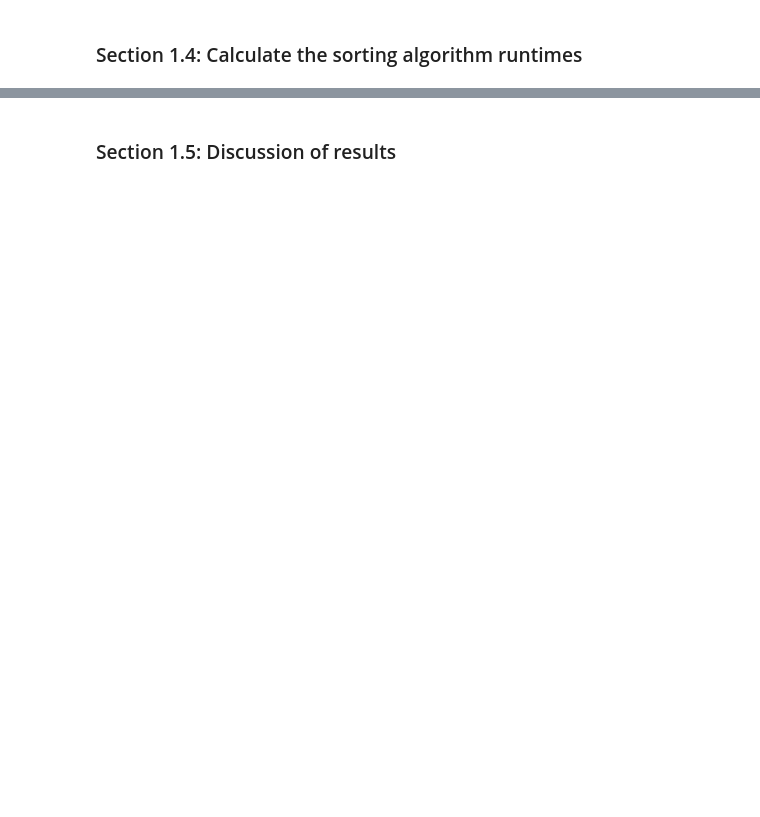
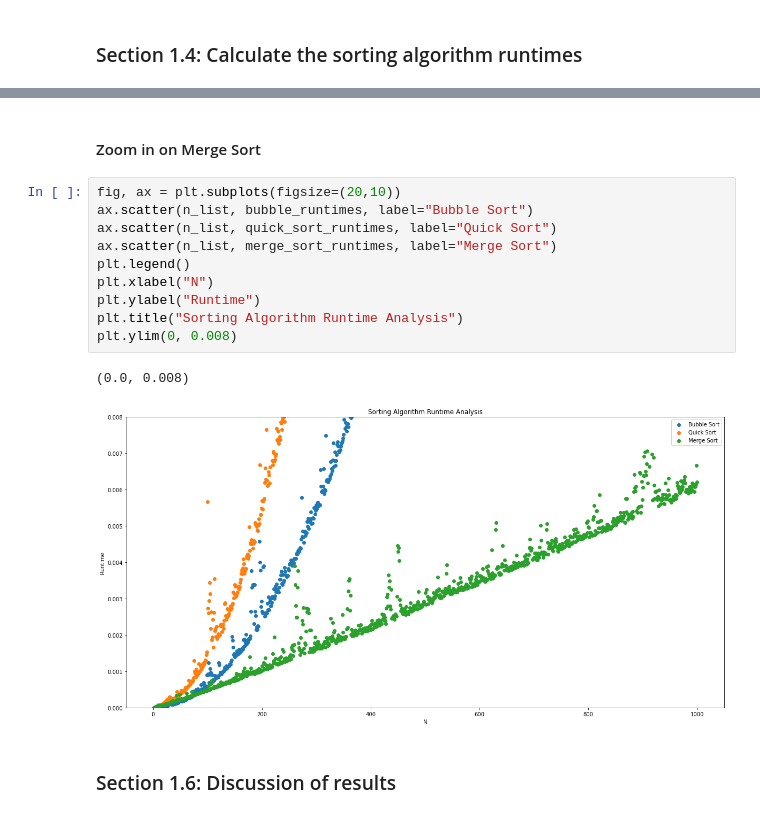
Before and after one commit to michaeldavitt/COMP20230_Sorting_and_Graphs, a Jupyter notebook: 17309836.ipynb, the cells around one changed output, grey strips where cells are left out. Saved outputs shown, nothing was run; the diff lists cells and outputs as text; blank space fills up the shorter version.

```diff
--- a/17309836.ipynb
+++ b/17309836.ipynb
@@ -162,2 +220,17 @@ print(get_runtimes(test_arr, funct=merge_sort))
+# %% [markdown]
+#### Zoom in on Merge Sort
+# %%
+fig, ax = plt.subplots(figsize=(20,10))
+ax.scatter(n_list, bubble_runtimes, label="Bubble Sort")
+ax.scatter(n_list, quick_sort_runtimes, label="Quick Sort")
+ax.scatter(n_list, merge_sort_runtimes, label="Merge Sort")
+plt.legend()
+plt.xlabel("N")
+plt.ylabel("Runtime")
+plt.title("Sorting Algorithm Runtime Analysis")
+plt.ylim(0, 0.008)
+# %% [output]
+(0.0, 0.008)
+[figure, added]
 # %% [markdown]
-### Section 1.5: Discussion of results
+### Section 1.6: Discussion of results
```
Also changed, not shown: parts of 7 cells of this notebook.
